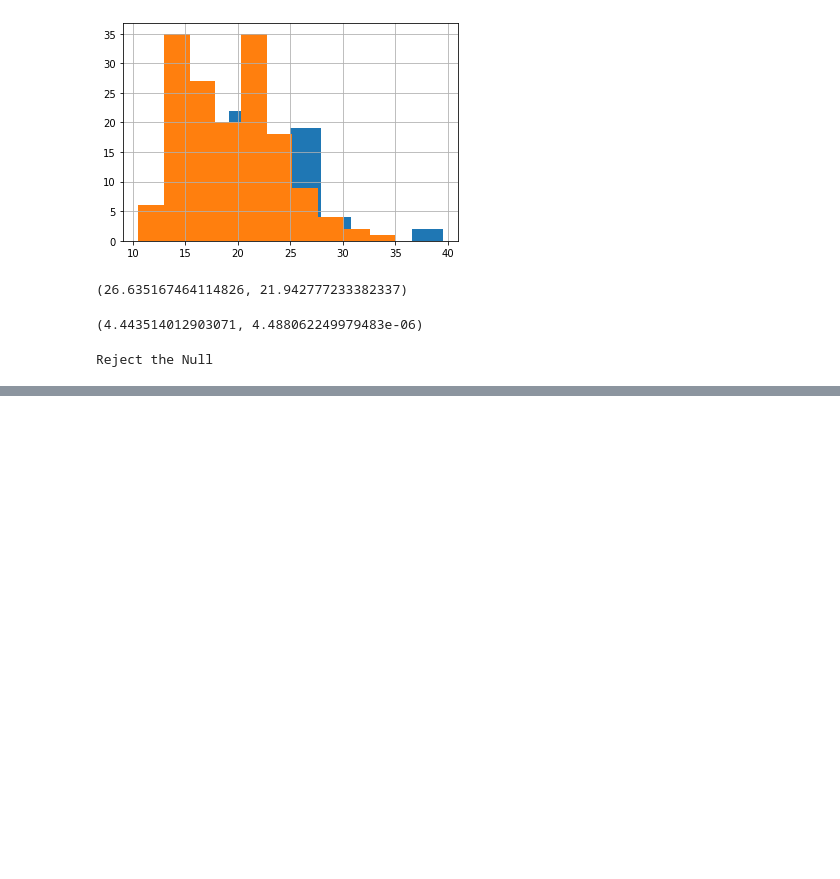
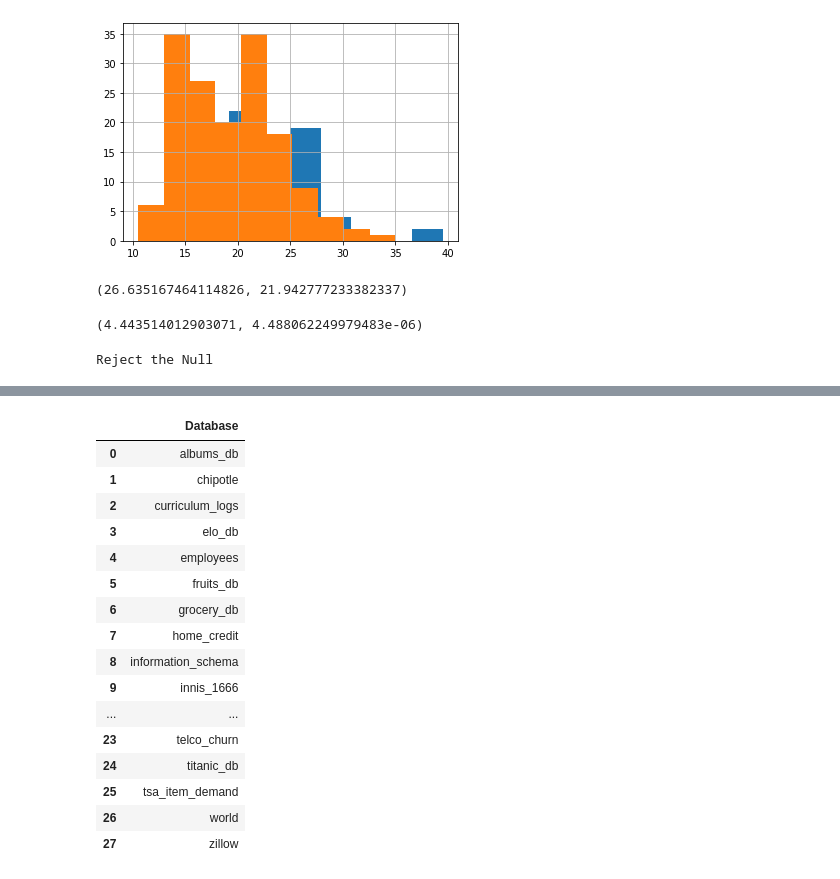
Before and after one commit to MatthewL09/statistics-exercises, a Jupyter notebook: hypothesis_testing.ipynb, the cells around one changed output, grey strips where cells are left out. Saved outputs shown, nothing was run; the diff lists cells and outputs as text; code cells hidden in the pictures; blank space fills up the shorter version.

```diff
--- a/hypothesis_testing.ipynb
+++ b/hypothesis_testing.ipynb
@@ -564,0 +608,22 @@ employees_tenure
+# %%
+# Let's look at all the databases within pd.read_sql and our URL
+db_lists = pd.read_sql('SHOW databases', url)
+db_lists
+# %% [output]
+|  | Database |
+| 0 | albums_db |
+| 1 | chipotle |
+| 2 | curriculum_logs |
+| 3 | elo_db |
+| 4 | employees |
+| 5 | fruits_db |
+| 6 | grocery_db |
+| 7 | home_credit |
+| 8 | information_schema |
+| 9 | innis_1666 |
+| ... | ... |
+| 23 | telco_churn |
+| 24 | titanic_db |
+| 25 | tsa_item_demand |
+| 26 | world |
+| 27 | zillow |
```
Also changed, not shown: parts of 67 cells of this notebook.
